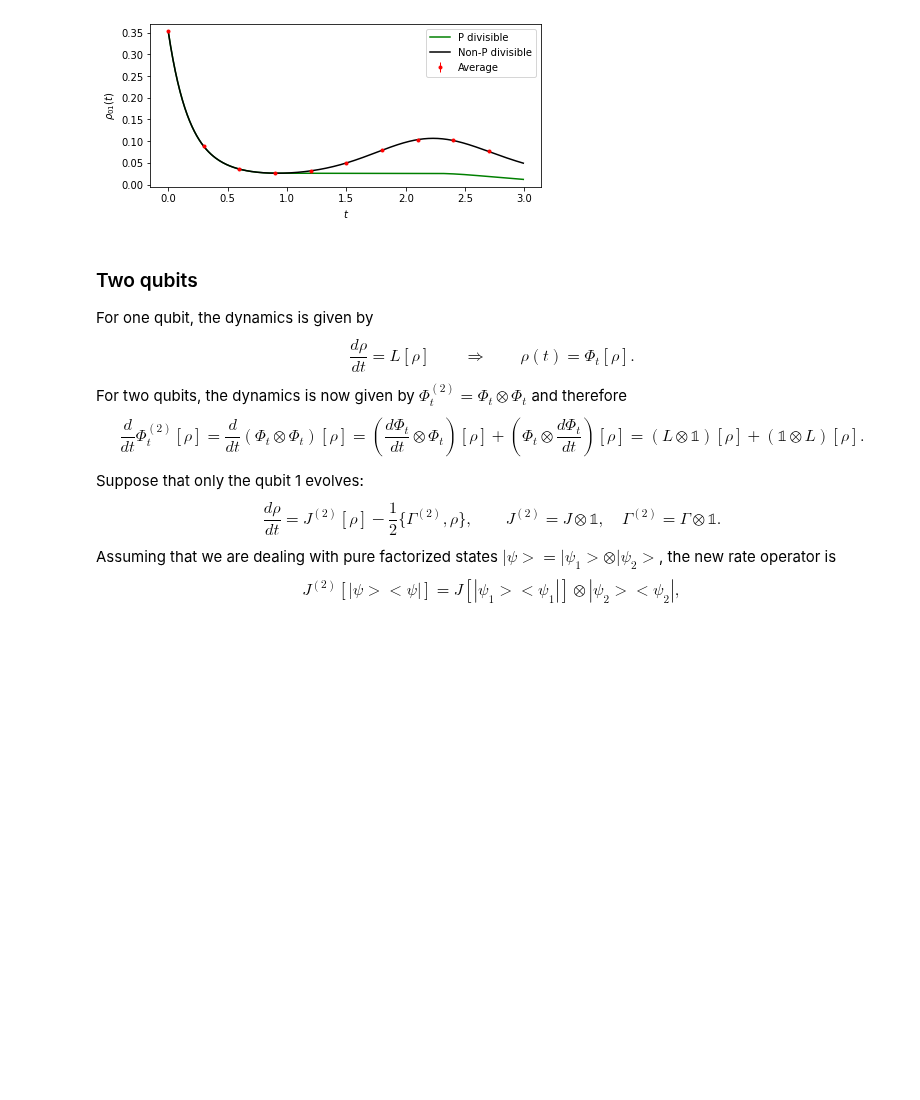
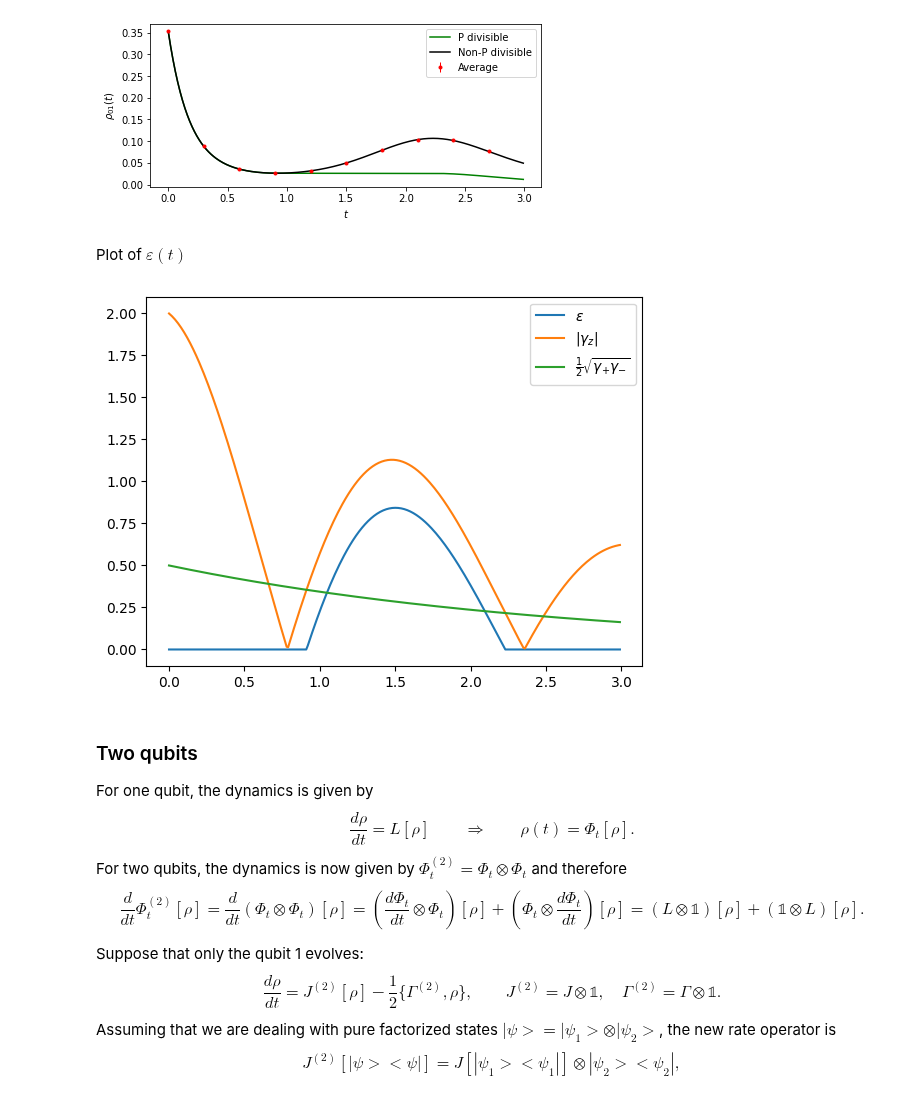
Before and after one commit to federicoSettimo/ROQJ, a Jupyter notebook: Examples/Phase covariant.ipynb, the cells around one changed output. Cells and saved outputs as stored; diff of their text form; code cells hidden in the pictures; blank space fills up the shorter version.

Commit message:
Fixed the non-P dynamics and updated the plots

```diff
--- a/Examples/Phase covariant.ipynb
+++ b/Examples/Phase covariant.ipynb
@@ -407,6 +407,38 @@ plt.ylabel(r'$\rho_{01}(t)$')
 plt.show();
 # %% [output]
 [figure]
+# %% [markdown]
+Plot of $\varepsilon(t)$
+# %%
+
+filein = open("../params.txt")
+Ncopies = int(filein.readline())
+Nensemble = int(filein.readline())
+ti = float(filein.readline())
+tf = float (filein.readline())
+dt = float(filein.readline())
+
+Npoints = int((tf-ti)/dt)
+t = np.arange(ti,tf,dt)
+
+eps = np.zeros(Npoints)
+gz = np.zeros(Npoints)
+sqr = np.zeros(Npoints)
+f_eps = open("../eps.txt")
+f_gz = open("../gz.txt")
+f_sqr = open("../sqr.txt")
+for i in range(Npoints):
+  eps[i] = f_eps.readline()
+  gz[i] = f_gz.readline()
+  sqr[i] = f_sqr.readline()
+
+plt.plot(t,eps, label = r'$\varepsilon$')
+plt.plot(t,gz, label=r'$|\gamma_{z}|$')
+plt.plot(t,sqr, label = r'$\frac{1}{2}\sqrt{\gamma_{+}\gamma_{-}}$')
+plt.legend(loc="upper right")
+plt.show();
+# %% [output]
+[figure, added]
 # %% [markdown]
 ### Two qubits
 For one qubit, the dynamics is given by
```
Also changed, not shown: 1 other file.
